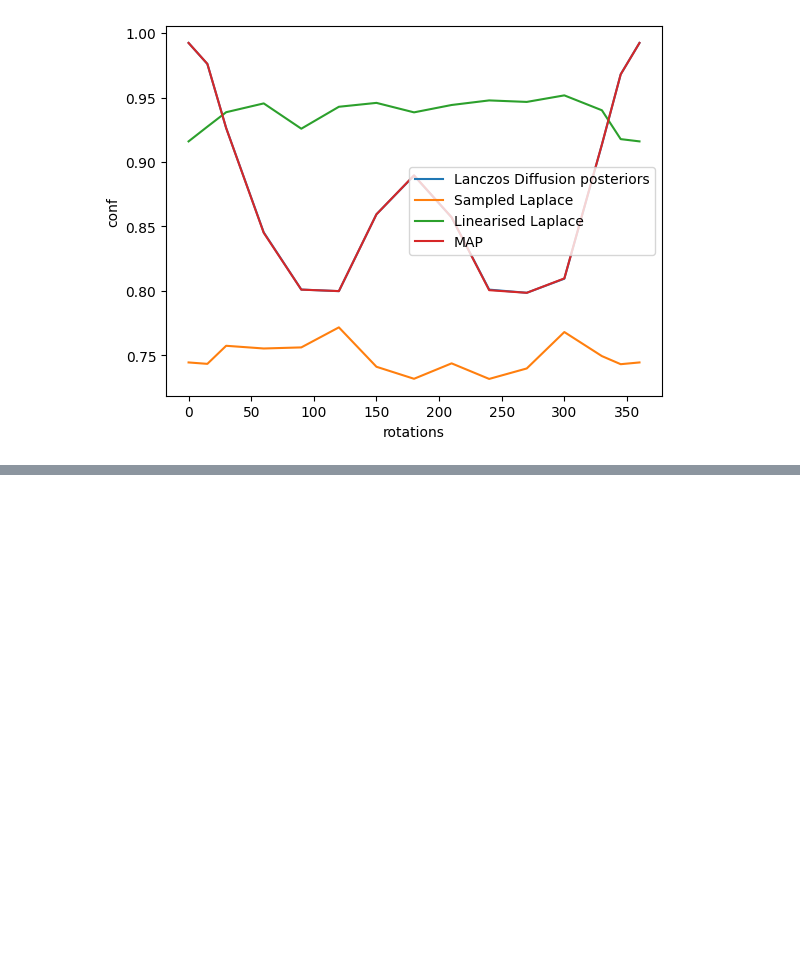
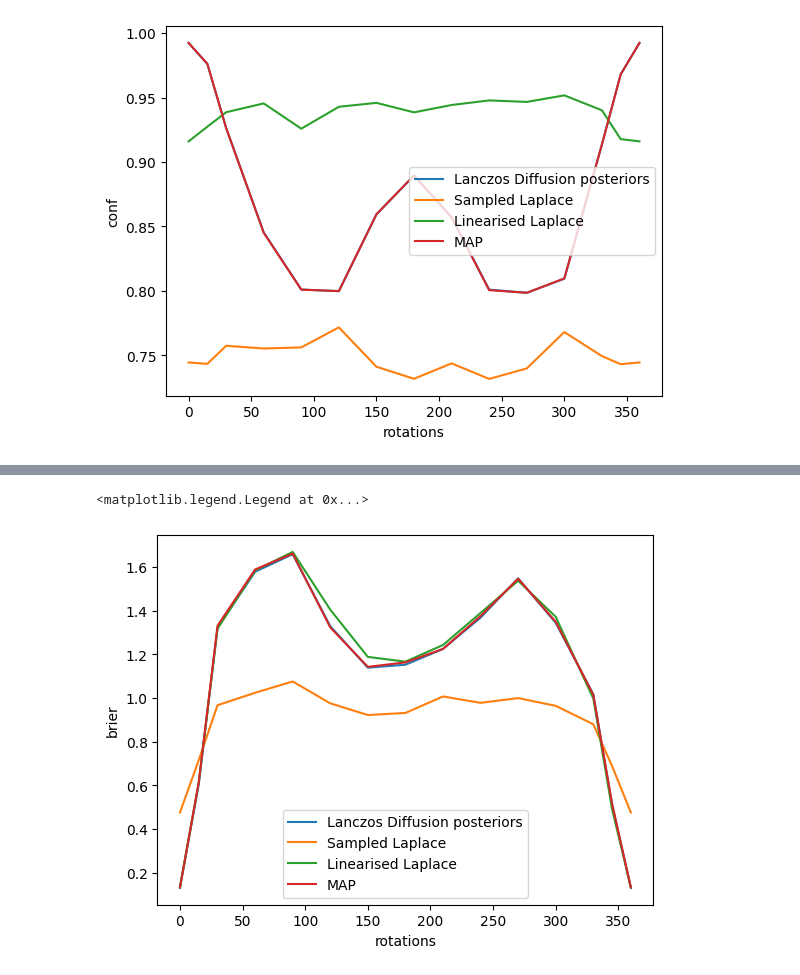
Before and after one commit to h-roy/geometric-laplace, a Jupyter notebook: experiments/lenet_ood_metrics.ipynb, the cells around one changed output, grey strips where cells are left out. Drawn from its saved outputs; the diff is of its cells as text; code cells hidden in the pictures; blank space fills up the shorter version.

```diff
--- a/experiments/lenet_ood_metrics.ipynb
+++ b/experiments/lenet_ood_metrics.ipynb
@@ -263,0 +407,20 @@ plt.legend()
+# %%
+eval_args = {}
+eval_args["linearised_laplace"] = False
+eval_args["posterior_sample_type"] = "Pytree"
+eval_args["likelihood"] = "classification"
+
+ids = [0, 15, 30, 60, 90, 120, 150, 180, 210, 240, 270, 300, 330, 345, 360]
+n_datapoint=500
+ood_batch_size = 50
+metrics_map = []
+for i, id in enumerate(ids):
+    _, test_loader = get_rotated_fmnist_loaders(id, data_path="data", download=True, batch_size=ood_batch_size, n_datapoint=n_datapoint)
+    some_metrics, all_y_prob, all_y_true, all_y_var = evaluate_map(test_loader, params, model, eval_args)
+    if i == 0:
+        all_y_prob_in = all_y_prob
+    more_metrics = compute_metrics(
+            i, id, all_y_prob, test_loader, all_y_prob_in, all_y_var, benchmark="R-MNIST"
+        )
+    metrics_map.append({**some_metrics, **more_metrics})
+    print(", ".join([f"{k}: {v:.4f}" for k, v in metrics_map[-1].items()]))
@@ -263,0 +445,14 @@ plt.legend()
+# %%
+uq_metric = 'brier'
+plt.plot(ids, [lr[uq_metric] for lr in metrics_lr], label="Lanczos Diffusion posteriors")
+plt.plot(ids, [post[uq_metric] for post in metrics_posterior], label="Sampled Laplace")
+plt.plot(ids, [lin[uq_metric] for lin in metrics_lienarised], label="Linearised Laplace")
+plt.plot(ids, [map[uq_metric] for map in metrics_map], label="MAP")
+
+# plt.title(uq_metric)
+plt.xlabel("rotations")
+plt.ylabel(uq_metric)
+plt.legend()
+# %% [output]
+<matplotlib.legend.Legend at 0x...>
+[figure, added]
```
Also changed, not shown: parts of 9 cells of this notebook, 47 other files.
